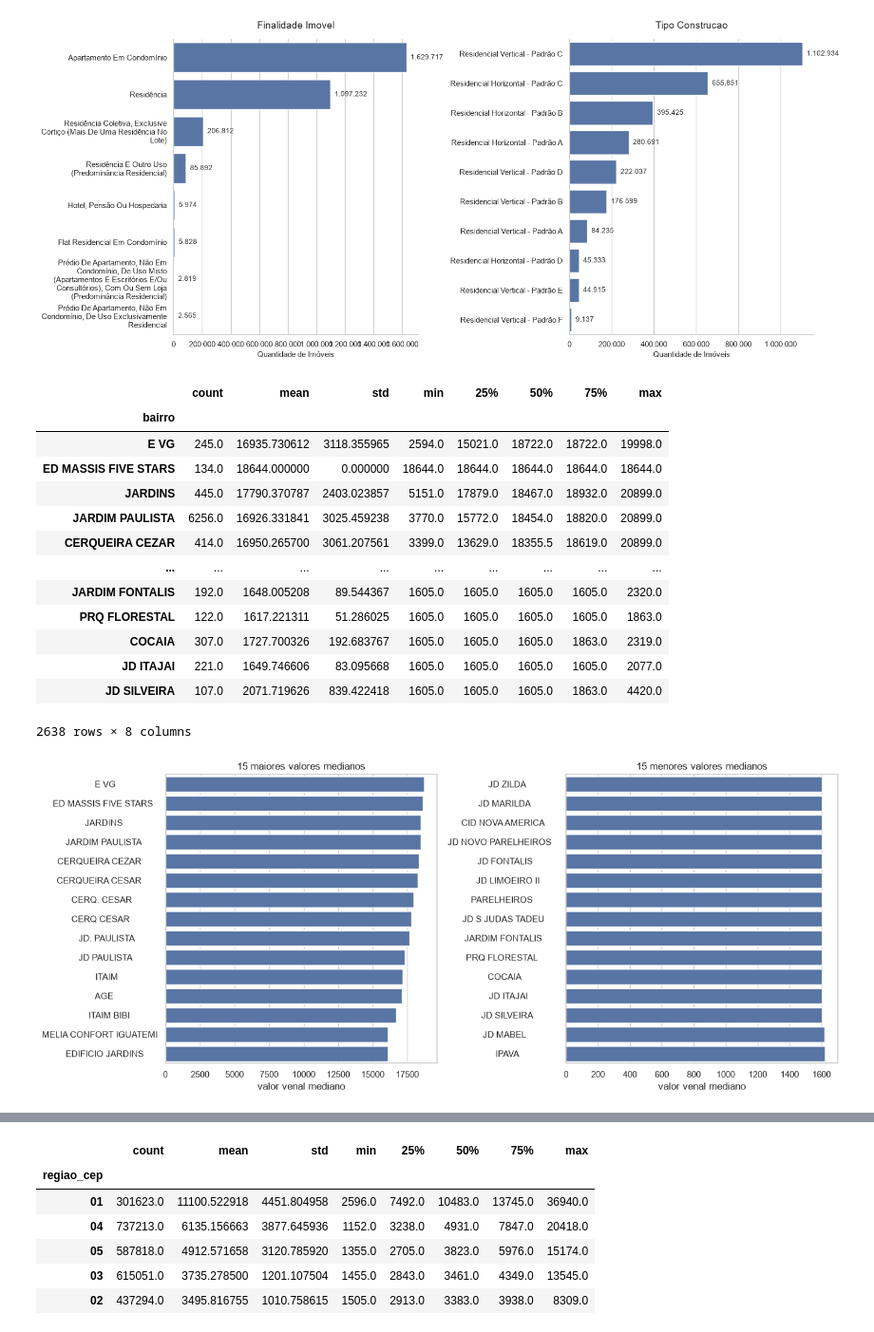
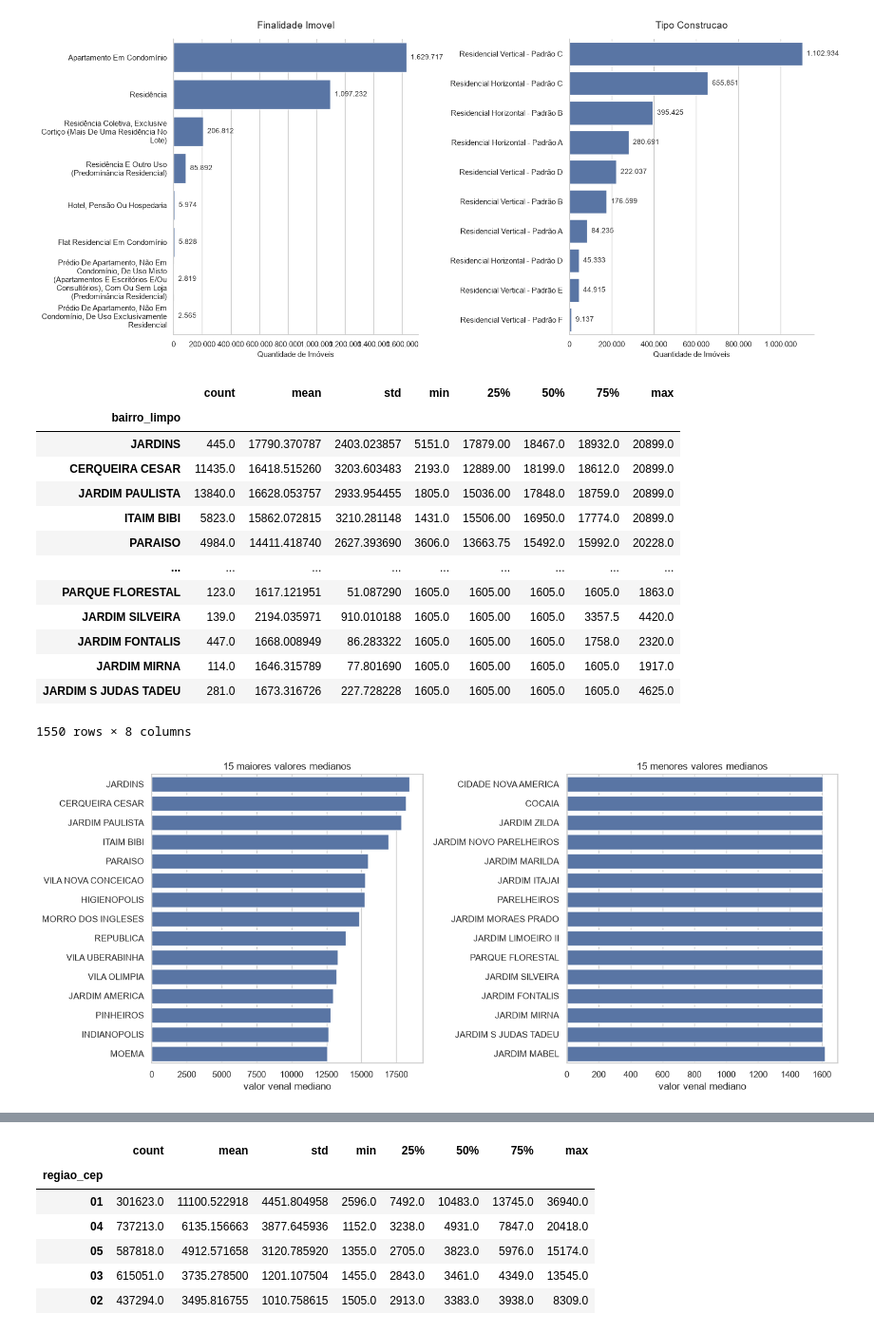
Before and after one commit to YusukeHayashibara/Property-pricing-for-Airbnb, a Jupyter notebook: notebooks/iptu_analysis.ipynb, the cells around one changed output, grey strips where cells are left out. Shown at 95% size. Drawn from its saved outputs; the diff is of its cells as text; code cells hidden in the pictures.

```diff
--- a/notebooks/iptu_analysis.ipynb
+++ b/notebooks/iptu_analysis.ipynb
@@ -15,7 +19,11 @@ plt.rcParams["figure.figsize"] = (10, 6)
 CSV_PATH = os.path.join("..", "data", "raw", "iptu_2025.csv")
 # %%
-# carregamento em csv
-df_iptu = pd.read_csv(CSV_PATH, low_memory=False)
+# carregamento em csv (só as colunas usadas na análise: lê ~1/3 do arquivo)
+COLS = [
+    "ano", "bairro", "cep", "ano_construcao_corrigida", "finalidade_imovel", "tipo_construcao",
+    "area_terreno", "area_construida", "valor_terreno", "valor_construcao",
+]
+df_iptu = pd.read_csv(CSV_PATH, usecols=COLS, low_memory=False)
 df_iptu.info()
 # %% [output]
 <class 'pandas.core.frame.DataFrame'>
@@ -141,3 +134,11 @@ Flat Residencial Em Condomínio
 Prédio De Apartamento, Não Em Condomínio, De Uso Misto (Apartamentos E Escritórios E/Ou Consultórios), Com Ou Sem Loja (Predominância Residencial)       2819
 Prédio De Apartamento, Não Em Condomínio, De Uso Exclusivamente Residencial                                                                              2565
 Name: count, dtype: int64
+# %%
+# padronização do bairro: unifica grafias (JD/JARDIM, CEZAR/CESAR...) e descarta o que não é bairro
+# (torre, bloco, edifício, condomínio, endereço, vazio); regras e listas em src/bairros.py e data/reference/
+padrao_bairro = padronizar_bairro(df_iptu["bairro"])
+df_iptu["bairro_limpo"] = padrao_bairro["bairro_limpo"]
+
+print(f"bairros distintos: {df_iptu['bairro'].nunique():,} -> {df_iptu['bairro_limpo'].nunique():,}")
+padrao_bairro["motivo_descarte"].fillna("mantido").value_counts(normalize=True).round(3)
@@ -167,27 +178,27 @@ plt.show()
 # %%
 # análise de variáveis numéricas
 bairro_stats = (
-    df_iptu.groupby("bairro")["valor_venal_total"]
+    df_iptu.groupby("bairro_limpo")["valor_venal_total"]
     .describe()
     .query("count >= 100")
     .sort_values("50%", ascending=False)
 )
 bairro_stats
 # %% [output]
 |  | count | mean | std | min | 25% | 50% | 75% | max |
-| bairro |  |  |  |  |  |  |  |  |
-| E VG | 245.0 | 16935.730612 | 3118.355965 | 2594.0 | 15021.0 | 18722.0 | 18722.0 | 19998.0 |
-| ED MASSIS FIVE STARS | 134.0 | 18644.000000 | 0.000000 | 18644.0 | 18644.0 | 18644.0 | 18644.0 | 18644.0 |
-| JARDINS | 445.0 | 17790.370787 | 2403.023857 | 5151.0 | 17879.0 | 18467.0 | 18932.0 | 20899.0 |
-| JARDIM PAULISTA | 6256.0 | 16926.331841 | 3025.459238 | 3770.0 | 15772.0 | 18454.0 | 18820.0 | 20899.0 |
-| CERQUEIRA CEZAR | 414.0 | 16950.265700 | 3061.207561 | 3399.0 | 13629.0 | 18355.5 | 18619.0 | 20899.0 |
+| bairro_limpo |  |  |  |  |  |  |  |  |
+| JARDINS | 445.0 | 17790.370787 | 2403.023857 | 5151.0 | 17879.00 | 18467.0 | 18932.0 | 20899.0 |
+| CERQUEIRA CESAR | 11435.0 | 16418.515260 | 3203.603483 | 2193.0 | 12889.00 | 18199.0 | 18612.0 | 20899.0 |
+| JARDIM PAULISTA | 13840.0 | 16628.053757 | 2933.954455 | 1805.0 | 15036.00 | 17848.0 | 18759.0 | 20899.0 |
+| ITAIM BIBI | 5823.0 | 15862.072815 | 3210.281148 | 1431.0 | 15506.00 | 16950.0 | 17774.0 | 20899.0 |
+| PARAISO | 4984.0 | 14411.418740 | 2627.393690 | 3606.0 | 13663.75 | 15492.0 | 15992.0 | 20228.0 |
 | ... | ... | ... | ... | ... | ... | ... | ... | ... |
-| JARDIM FONTALIS | 192.0 | 1648.005208 | 89.544367 | 1605.0 | 1605.0 | 1605.0 | 1605.0 | 2320.0 |
-| PRQ FLORESTAL | 122.0 | 1617.221311 | 51.286025 | 1605.0 | 1605.0 | 1605.0 | 1605.0 | 1863.0 |
-| COCAIA | 307.0 | 1727.700326 | 192.683767 | 1605.0 | 1605.0 | 1605.0 | 1863.0 | 2319.0 |
-| JD ITAJAI | 221.0 | 1649.746606 | 83.095668 | 1605.0 | 1605.0 | 1605.0 | 1605.0 | 2077.0 |
-| JD SILVEIRA | 107.0 | 2071.719626 | 839.422418 | 1605.0 | 1605.0 | 1605.0 | 1863.0 | 4420.0 |
+| PARQUE FLORESTAL | 123.0 | 1617.121951 | 51.087290 | 1605.0 | 1605.00 | 1605.0 | 1605.0 | 1863.0 |
+| JARDIM SILVEIRA | 139.0 | 2194.035971 | 910.010188 | 1605.0 | 1605.00 | 1605.0 | 3357.5 | 4420.0 |
+| JARDIM FONTALIS | 447.0 | 1668.008949 | 86.283322 | 1605.0 | 1605.00 | 1605.0 | 1758.0 | 2320.0 |
+| JARDIM MIRNA | 114.0 | 1646.315789 | 77.801690 | 1605.0 | 1605.00 | 1605.0 | 1605.0 | 1917.0 |
+| JARDIM S JUDAS TADEU | 281.0 | 1673.316726 | 227.728228 | 1605.0 | 1605.00 | 1605.0 | 1605.0 | 4625.0 |
-2638 rows × 8 columns
+1550 rows × 8 columns
 # %%
 # visualização dos bairros com maiores e menores valores medianos
 fig, axes = plt.subplots(1, 2, figsize=(14, 6))
@@ -202,7 +213,7 @@ for ax, subset, rotulo in (
 plt.tight_layout()
 plt.show()
 # %% [output]
-[figure, old version]
+[figure, new version]
 # %%
 # visualização dos bairros com maiores valores medianos sem outliers
 top_bairros = bairro_stats["count"].nlargest(15).index
```
Also changed, not shown: parts of 9 cells of this notebook, 9 other files.
